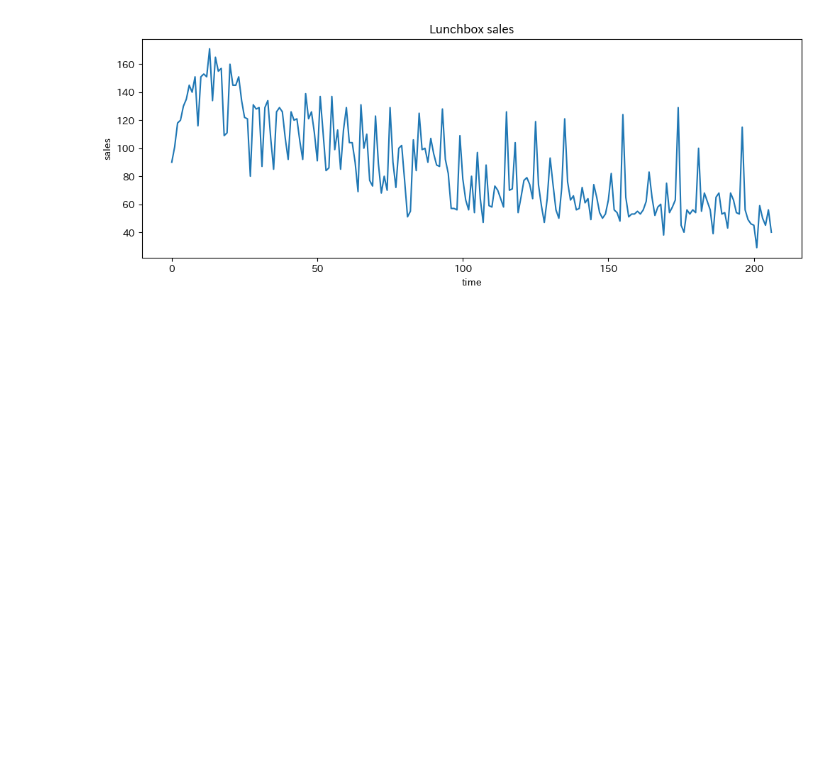
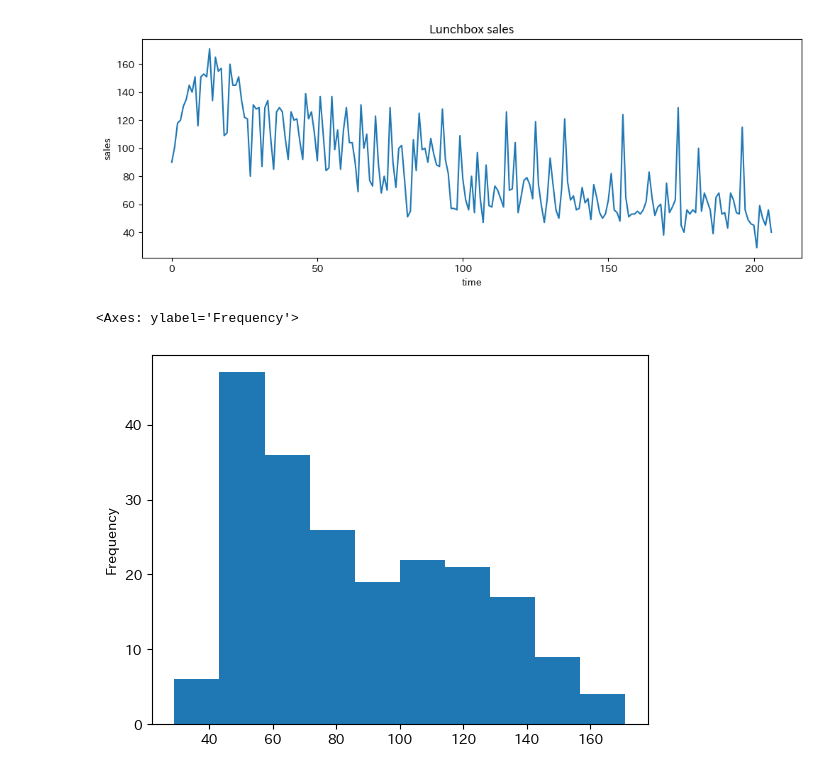
Before and after one commit to 02tYasui/data_science_practice, a Jupyter notebook: graph.ipynb, the cells around one changed output. Saved outputs shown, nothing was run; the diff lists cells and outputs as text; code cells hidden in the pictures; blank space fills up the shorter version.

```diff
--- a/graph.ipynb
+++ b/graph.ipynb
@@ -36,3 +36,8 @@ ax.set_ylabel("sales")
 # %% [output]
 Text(0, 0.5, 'sales')
 [figure]
+# %%
+train["y"].plot.hist()
+# %% [output]
+<Axes: ylabel='Frequency'>
+[figure, added]
```
Also changed, not shown: parts of 9 cells of this notebook, 1 other file.
